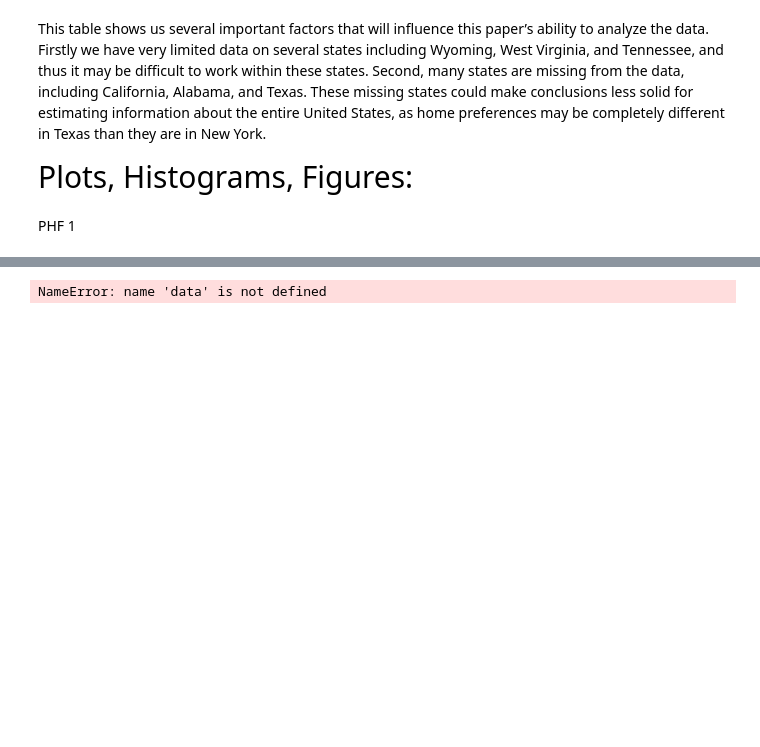
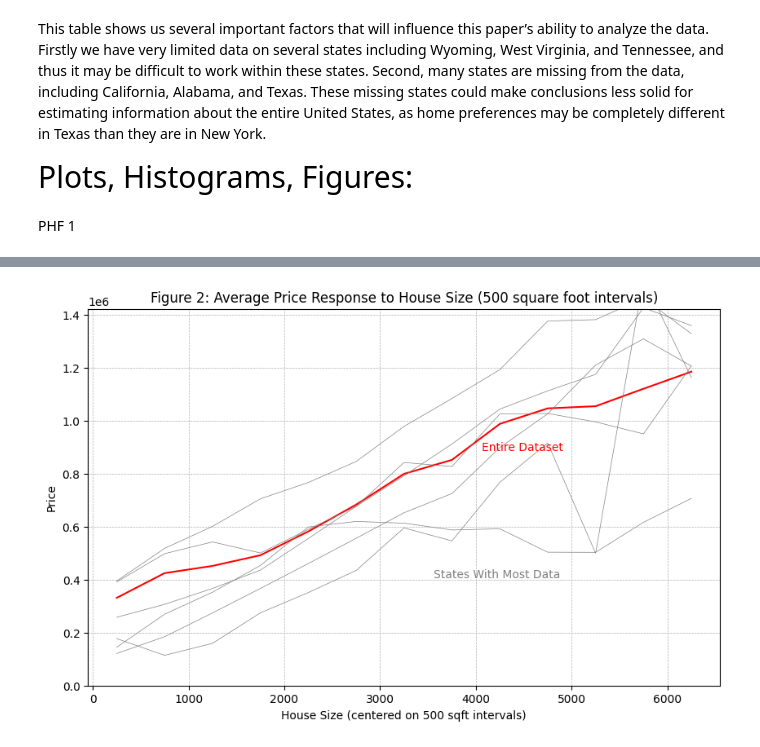
Before and after one commit to ECO225-W2024/project-one-code-S-O-Ahn, a Jupyter notebook: Project 1.ipynb, the cells around one changed output, grey strips where cells are left out. Saved outputs shown, nothing was run; the diff lists cells and outputs as text; code cells hidden in the pictures; blank space fills up the shorter version.

Commit message:
Finished figures and worked more on text

```diff
--- a/Project 1.ipynb
+++ b/Project 1.ipynb
@@ -233,16 +172,32 @@ plt.show()
-# %%
-grouped = data.groupby(['bed', 'bath']).mean().reset_index()
-
-# Step 2: Create the Heatmap
-# Create a pivot table
-pivot_table = grouped.pivot('bed', 'bath', 'price')
-
-# Use seaborn to create the heatmap
-plt.figure(figsize=(10, 8))
-sns.heatmap(pivot_table, annot=True, fmt=".0f", cmap="YlGnBu")
-plt.title("Average Home Price by Number of Bedrooms and Bathrooms")
-plt.xlabel("Number of Bathrooms")
-plt.ylabel("Number of Bedrooms")
-plt.show()
-# %% [output]
-NameError: name 'data' is not defined
+# %%
+data['house_size_interval'] = (data['house_size'] // 500) * 500 + 250
+
+# Initialize the figure
+fig, ax = plt.subplots(figsize=(10, 6))
+
+# Plot the average price for the entire dataset
+overall_averages = data.groupby('house_size_interval')['price'].mean().reset_index()
+ax.plot(overall_averages['house_size_interval'], overall_averages['price'], color='red', label='Overall')
+ax.annotate("Entire Dataset", xy=(4000,900000), xytext=(5, 0), color='red',textcoords="offset points", ha='left', va='center')
+ax.annotate("States With Most Data", xy=(3500,420000), xytext=(5, 0), color='gray',textcoords="offset points", ha='left', va='center')
+# Filter the DataFrame for the specified states
+states_of_interest = ['New York', 'New Jersey', 'Massachusetts', 'Connecticut','Rhode Island','Puerto Rico']
+
+# Overlay the line plots for the specified states in gray
+for state in states_of_interest:
+    state_df = data[data['state'] == state]
+    state_averages = state_df.groupby('house_size_interval')['price'].mean().reset_index()
+    line, = ax.plot(state_averages['house_size_interval'], state_averages['price'], color='gray',linewidth='0.5')
+
+# Set the y-axis limit based on the maximum average price across all states for consistency
+max_price = data.groupby('house_size_interval')['price'].mean().max()
+ax.set_ylim([0, max_price * 1.2])
+
+ax.set_title('Figure 2: Average Price Response to House Size (500 square foot intervals)')
+ax.set_xlabel('House Size (centered on 500 sqft intervals)')
+ax.set_ylabel('Price')
+ax.grid(True, which='both', linestyle='--', linewidth=0.5)
+
+plt.show()
+# %% [output]
+[figure, added]
```
Also changed, not shown: parts of 15 cells of this notebook.
